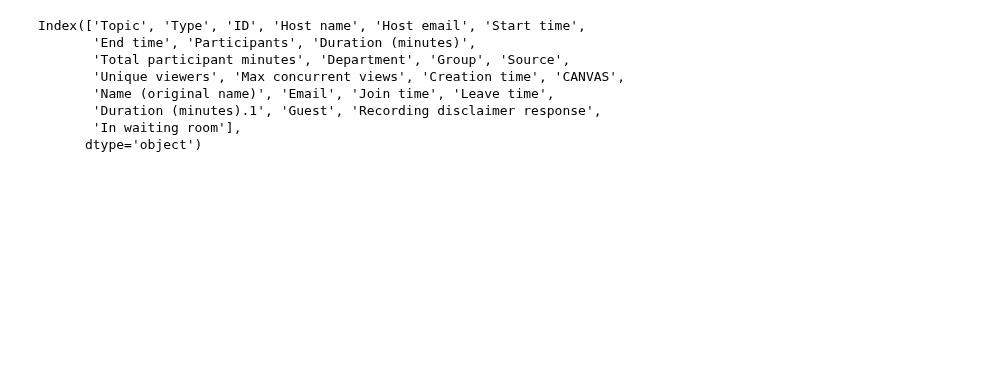
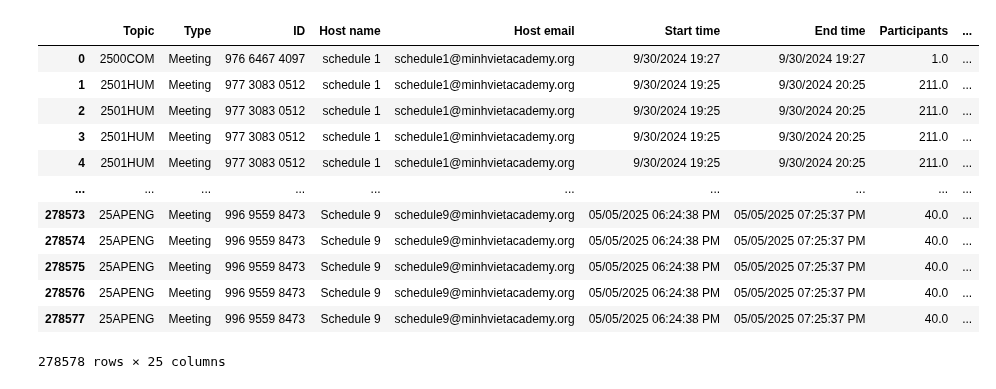
Before and after one commit to tthvan/Customer-Retention-Analysis, a Jupyter notebook: cleanin.ipynb, the cells around one changed output. Saved outputs shown, nothing was run; the diff lists cells and outputs as text; code cells hidden in the pictures; blank space fills up the shorter version.

```diff
--- a/cleanin.ipynb
+++ b/cleanin.ipynb
@@ -10,13 +29,17 @@ df.to_csv(r"C:\Users\Admin\Documents\Studio Code\customer_retention_data\zoom\zo
 # %%
-df = df.dropna(how='all')
+df = df.dropna(how='all').reset_index(drop=True)
+df
+# %% [output]
+|  | Topic | Type | ID | Host name | Host email | Start time | End time | Participants | ... |
+| 0 | 2500COM | Meeting | 976 6467 4097 | schedule 1 | schedule1@minhvietacademy.org | 9/30/2024 19:27 | 9/30/2024 19:27 | 1.0 | ... |
+| 1 | 2501HUM | Meeting | 977 3083 0512 | schedule 1 | schedule1@minhvietacademy.org | 9/30/2024 19:25 | 9/30/2024 20:25 | 211.0 | ... |
+| 2 | 2501HUM | Meeting | 977 3083 0512 | schedule 1 | schedule1@minhvietacademy.org | 9/30/2024 19:25 | 9/30/2024 20:25 | 211.0 | ... |
+| 3 | 2501HUM | Meeting | 977 3083 0512 | schedule 1 | schedule1@minhvietacademy.org | 9/30/2024 19:25 | 9/30/2024 20:25 | 211.0 | ... |
+| 4 | 2501HUM | Meeting | 977 3083 0512 | schedule 1 | schedule1@minhvietacademy.org | 9/30/2024 19:25 | 9/30/2024 20:25 | 211.0 | ... |
+| ... | ... | ... | ... | ... | ... | ... | ... | ... | ... |
+| 278573 | 25APENG | Meeting | 996 9559 8473 | Schedule 9 | schedule9@minhvietacademy.org | 05/05/2025 06:24:38 PM | 05/05/2025 07:25:37 PM | 40.0 | ... |
+| 278574 | 25APENG | Meeting | 996 9559 8473 | Schedule 9 | schedule9@minhvietacademy.org | 05/05/2025 06:24:38 PM | 05/05/2025 07:25:37 PM | 40.0 | ... |
+| 278575 | 25APENG | Meeting | 996 9559 8473 | Schedule 9 | schedule9@minhvietacademy.org | 05/05/2025 06:24:38 PM | 05/05/2025 07:25:37 PM | 40.0 | ... |
+| 278576 | 25APENG | Meeting | 996 9559 8473 | Schedule 9 | schedule9@minhvietacademy.org | 05/05/2025 06:24:38 PM | 05/05/2025 07:25:37 PM | 40.0 | ... |
+| 278577 | 25APENG | Meeting | 996 9559 8473 | Schedule 9 | schedule9@minhvietacademy.org | 05/05/2025 06:24:38 PM | 05/05/2025 07:25:37 PM | 40.0 | ... |
+278578 rows × 25 columns
-# %%
-df.columns
-# %% [output]
-Index(['Topic', 'Type', 'ID', 'Host name', 'Host email', 'Start time',
-       'End time', 'Participants', 'Duration (minutes)',
-       'Total participant minutes', 'Department', 'Group', 'Source',
-       'Unique viewers', 'Max concurrent views', 'Creation time', 'CANVAS',
-       'Name (original name)', 'Email', 'Join time', 'Leave time',
-       'Duration (minutes).1', 'Guest', 'Recording disclaimer response',
-       'In waiting room'],
-      dtype='object')
```
Also changed, not shown: parts of 9 cells of this notebook.
